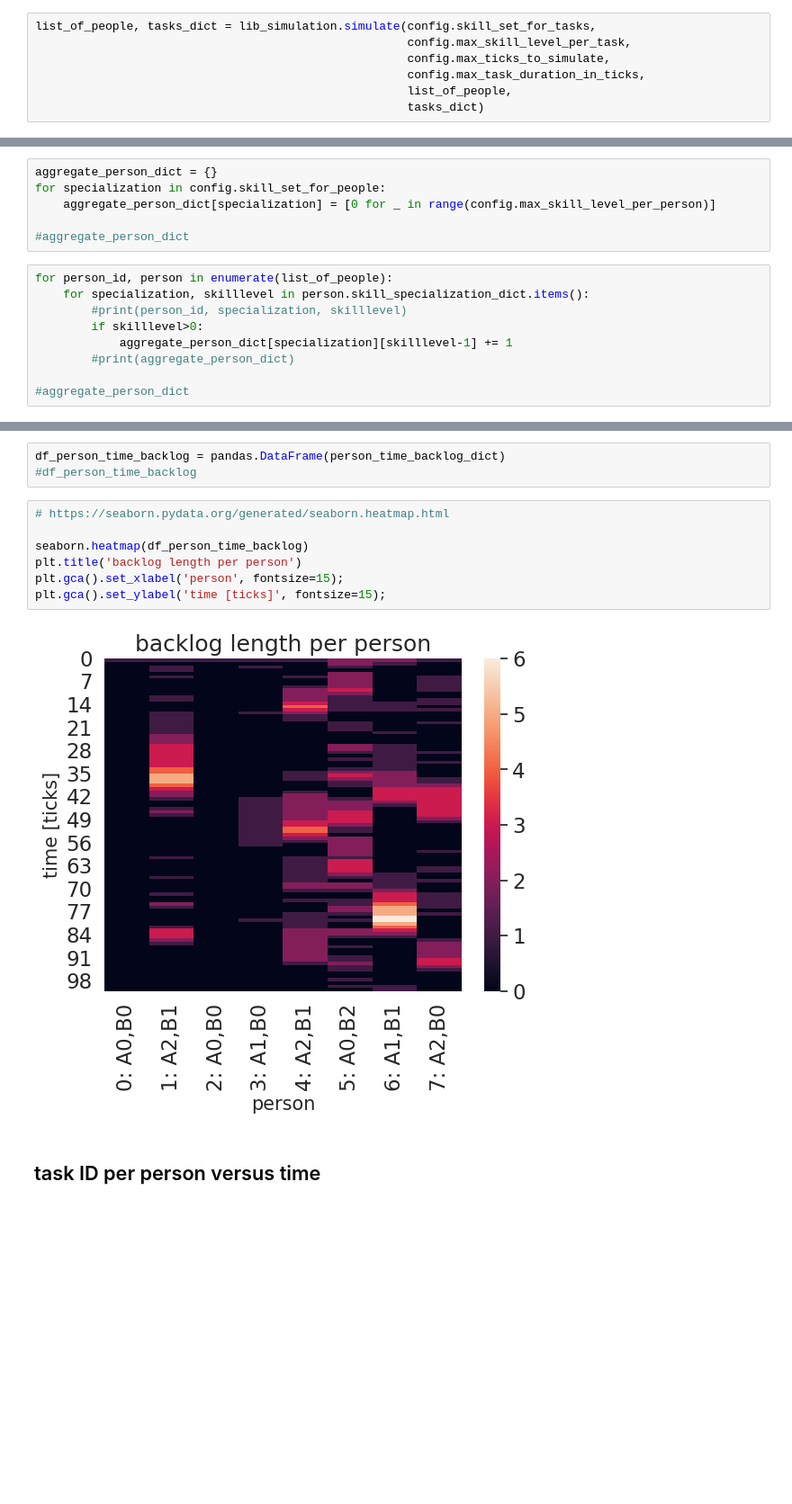
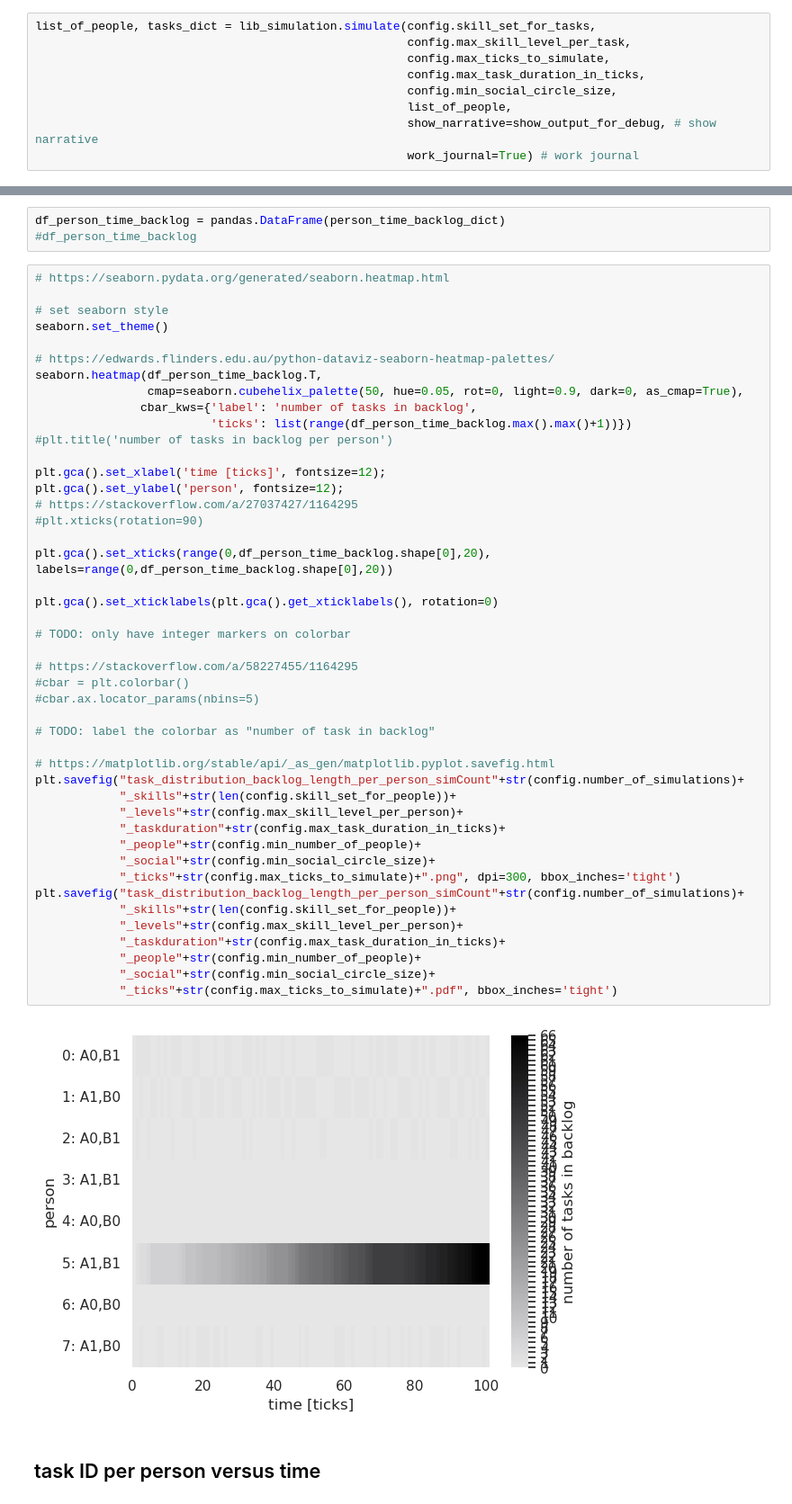
Before and after one commit to processempathy/bureaucracy-guidebook, a Jupyter notebook: data_analysis/work_distribution_in_flat_organization/simulation_single_instance_analysis.ipynb, the cells around one changed output, grey strips where cells are left out. Shown at 90% size. Drawn from its saved outputs; the diff is of its cells as text; blank space fills up the shorter version.

Commit message:
better notebooks and images

```diff
--- a/data_analysis/work_distribution_in_flat_organization/simulation_single_instance_analysis.ipynb
+++ b/data_analysis/work_distribution_in_flat_organization/simulation_single_instance_analysis.ipynb
@@ -157,5 +142,7 @@ list_of_people, tasks_dict = lib_simulation.simulate(config.skill_set_for_tasks,
                                                      config.max_skill_level_per_task,
                                                      config.max_ticks_to_simulate,
                                                      config.max_task_duration_in_ticks,
+                                                     config.min_social_circle_size,
                                                      list_of_people,
-                                                     tasks_dict)
+                                                     show_narrative=show_output_for_debug, # show narrative
+                                                     work_journal=True) # work journal
@@ -238,15 +186,0 @@ for index,person in enumerate(list_of_people):
-# %%
-aggregate_person_dict = {}
-for specialization in config.skill_set_for_people:
-    aggregate_person_dict[specialization] = [0 for _ in range(config.max_skill_level_per_person)]
-
-#aggregate_person_dict
-# %%
-for person_id, person in enumerate(list_of_people):
-    for specialization, skilllevel in person.skill_specialization_dict.items():
-        #print(person_id, specialization, skilllevel)
-        if skilllevel>0:
-            aggregate_person_dict[specialization][skilllevel-1] += 1
-        #print(aggregate_person_dict)
-
-#aggregate_person_dict
@@ -338,12 +277,50 @@ df_person_time_backlog = pandas.DataFrame(person_time_backlog_dict)
 # %%
 # https://seaborn.pydata.org/generated/seaborn.heatmap.html
 
-seaborn.heatmap(df_person_time_backlog)
-plt.title('backlog length per person')
-plt.gca().set_xlabel('person', fontsize=15);
-plt.gca().set_ylabel('time [ticks]', fontsize=15);
+# set seaborn style
+seaborn.set_theme()
+
+# https://edwards.flinders.edu.au/python-dataviz-seaborn-heatmap-palettes/
+seaborn.heatmap(df_person_time_backlog.T,
+                cmap=seaborn.cubehelix_palette(50, hue=0.05, rot=0, light=0.9, dark=0, as_cmap=True),
+               cbar_kws={'label': 'number of tasks in backlog',
+                         'ticks': list(range(df_person_time_backlog.max().max()+1))})
+#plt.title('number of tasks in backlog per person')
+
+plt.gca().set_xlabel('time [ticks]', fontsize=12);
+plt.gca().set_ylabel('person', fontsize=12);
+# https://stackoverflow.com/a/27037427/1164295
+#plt.xticks(rotation=90)
+
+plt.gca().set_xticks(range(0,df_person_time_backlog.shape[0],20), labels=range(0,df_person_time_backlog.shape[0],20))
+
+plt.gca().set_xticklabels(plt.gca().get_xticklabels(), rotation=0)
+
+# TODO: only have integer markers on colorbar
+
+# https://stackoverflow.com/a/58227455/1164295
+#cbar = plt.colorbar()
+#cbar.ax.locator_params(nbins=5)
+
+# TODO: label the colorbar as "number of task in backlog"
+
+# https://matplotlib.org/stable/api/_as_gen/matplotlib.pyplot.savefig.html
+plt.savefig("task_distribution_backlog_length_per_person_simCount"+str(config.number_of_simulations)+
+            "_skills"+str(len(config.skill_set_for_people))+
+            "_levels"+str(config.max_skill_level_per_person)+
+            "_taskduration"+str(config.max_task_duration_in_ticks)+
+            "_people"+str(config.min_number_of_people)+
+            "_social"+str(config.min_social_circle_size)+
+            "_ticks"+str(config.max_ticks_to_simulate)+".png", dpi=300, bbox_inches='tight')
+plt.savefig("task_distribution_backlog_length_per_person_simCount"+str(config.number_of_simulations)+
+            "_skills"+str(len(config.skill_set_for_people))+
+            "_levels"+str(config.max_skill_level_per_person)+
+            "_taskduration"+str(config.max_task_duration_in_ticks)+
+            "_people"+str(config.min_number_of_people)+
+            "_social"+str(config.min_social_circle_size)+
+            "_ticks"+str(config.max_ticks_to_simulate)+".pdf", bbox_inches='tight')
 # %% [output]
-[figure, old version]
+[figure, new version]
 # %% [markdown]
 ## task ID per person versus time
 # %%
```
Also changed, not shown: parts of 28 cells of this notebook, 19 other files.
